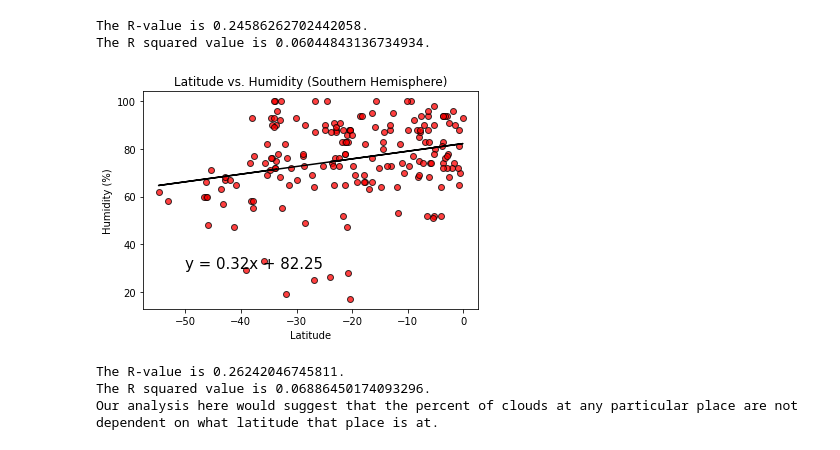
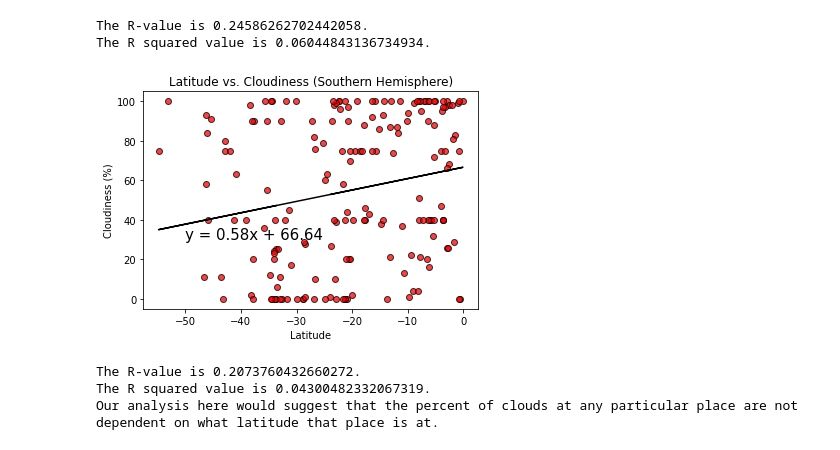
Before and after one commit to LongPatrol/python-api-challenge, a Jupyter notebook: WeatherPy/WeatherPy.ipynb, the cells around one changed output. Drawn from its saved outputs; the diff is of its cells as text; code cells hidden in the pictures.

Commit message:
Fixed Cloudiness Southern hemisphere plot.

```diff
--- a/WeatherPy/WeatherPy.ipynb
+++ b/WeatherPy/WeatherPy.ipynb
@@ -332,23 +332,23 @@ The R-value is 0.24586262702442058.
 The R squared value is 0.06044843136734934.
 # %%
 x_values = south_df["Lat"]
-y_values = south_df["Humidity"]
+y_values = south_df["Cloudiness"]
 (slope, intercept, rvalue, pvalue, stderr) = linregress(x_values, y_values)
 regress_values = x_values * slope + intercept
 line_eq = "y = " + str(round(slope,2)) + "x + " + str(round(intercept,2))
 
-plt.scatter(south_df["Lat"], south_df["Humidity"], marker="o", facecolors="red", edgecolors="black", alpha=0.75)
+plt.scatter(south_df["Lat"], south_df["Cloudiness"], marker="o", facecolors="red", edgecolors="black", alpha=0.75)
 plt.plot(x_values,regress_values,"r-", color="black")
 plt.annotate(line_eq,(-50,30),fontsize=15,color="black")
-plt.ylabel('Humidity (%)')
+plt.ylabel('Cloudiness (%)')
 plt.xlabel('Latitude')
-plt.title("Latitude vs. Humidity (Southern Hemisphere)")
+plt.title("Latitude vs. Cloudiness (Southern Hemisphere)")
 plt.show()
 print(f"The R-value is {rvalue}.")
 print(f"The R squared value is {rvalue**2}.")
 print("Our analysis here would suggest that the percent of clouds at any particular place are not dependent on what latitude that place is at.")
 # %% [output]
-[figure, old version]
+[figure, new version]
-The R-value is 0.26242046745811.
-The R squared value is 0.06886450174093296.
+The R-value is 0.2073760432660272.
+The R squared value is 0.04300482332067319.
 Our analysis here would suggest that the percent of clouds at any particular place are not dependent on what latitude that place is at.
```
